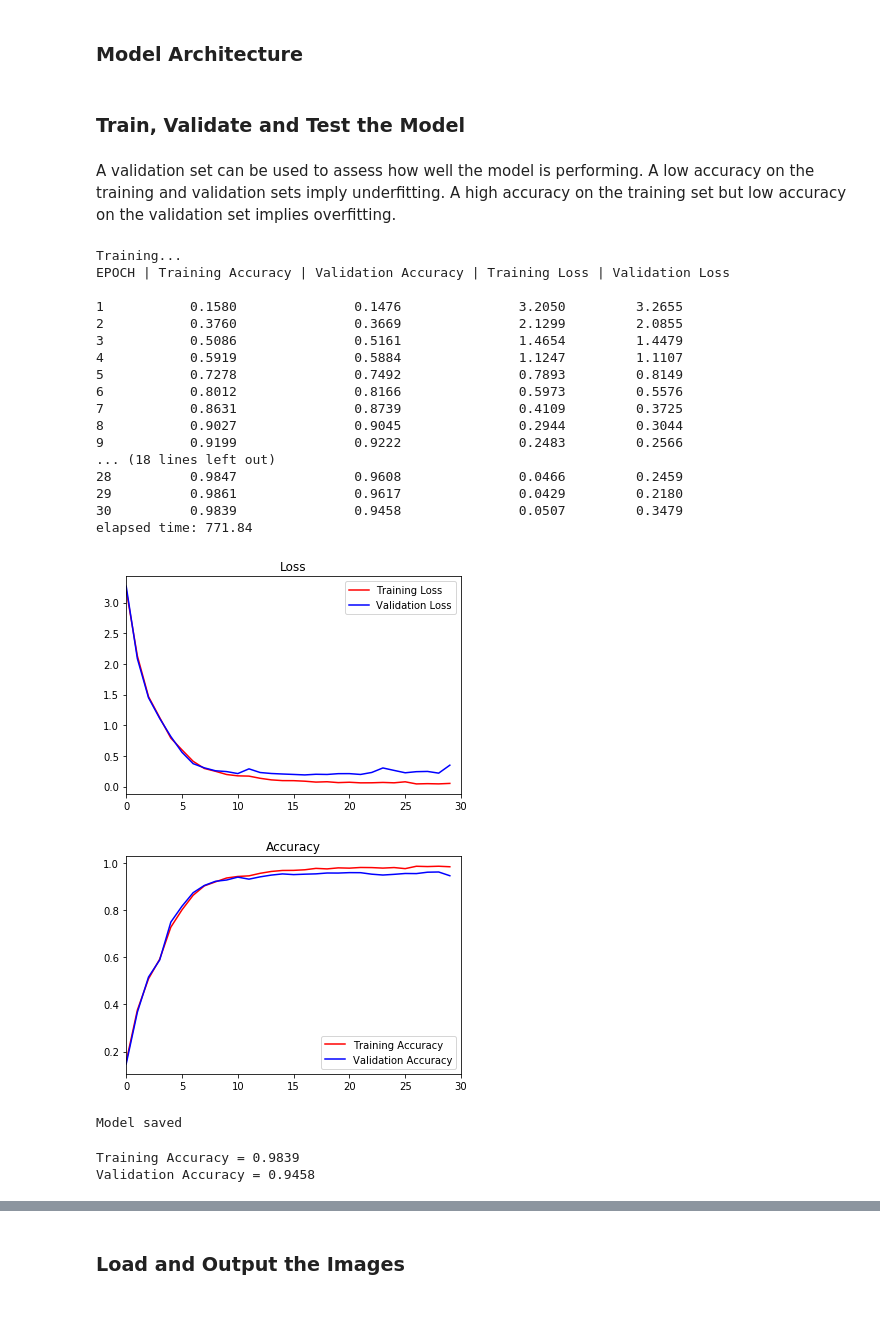
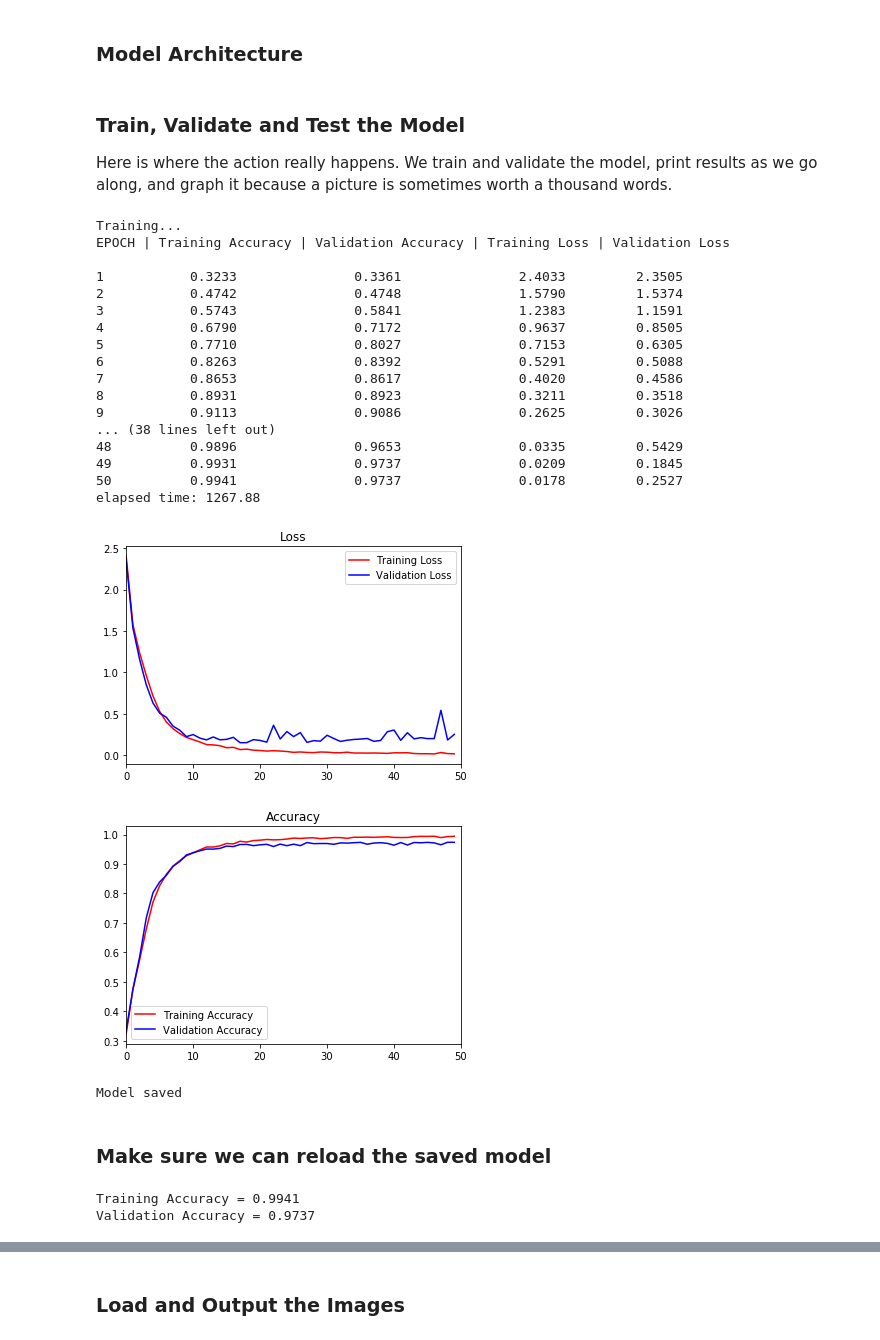
Before and after one commit to tpak/CarND-Traffic-Sign-Classifier-Project, a Jupyter notebook: Traffic_Sign_Classifier-Copy2.ipynb, the cells around one changed output, grey strips where cells are left out. Cells and saved outputs as stored; diff of their text form; code cells hidden in the pictures; blank space fills up the shorter version.

Commit message:
97% model

```diff
--- a/Traffic_Sign_Classifier-Copy2.ipynb
+++ b/Traffic_Sign_Classifier-Copy2.ipynb
@@ -488,11 +469,10 @@ fc2 = tf.nn.dropout(fc2, keep_prob)
 fc3_W  = tf.Variable(tf.truncated_normal(shape=(84, 43), mean = mu, stddev = sigma))
 fc3_b  = tf.Variable(tf.zeros(43))
 logits = tf.matmul(fc2, fc3_W) + fc3_b
-# %% [markdown]
-### Train, Validate and Test the Model
-# %% [markdown]
-A validation set can be used to assess how well the model is performing. A low accuracy on the training and validation
-sets imply underfitting. A high accuracy on the training set but low accuracy on the validation set implies overfitting.
+# %% [markdown]
+### Train, Validate and Test the Model
+
+Here is where the action really happens. We train and validate the model, print results as we go along, and graph it because a picture is sometimes worth a thousand words.
 # %%
 ### Train your model here.
 ### Calculate and report the accuracy on the training and validation set.
@@ -502,16 +482,16 @@ sets imply underfitting. A high accuracy on the training set but low accuracy on
 import time
 from datetime import timedelta
 
-EPOCHS = 30
+EPOCHS = 50
 BATCH_SIZE = 256
-learn_rate = 0.00085
+learn_rate = 0.0005
 
 train_loss_history = []
 train_accuracy_history = []
 valid_loss_history = []
 valid_accuracy_histroy = []
+max_accuracy = 0.0
 
-#logits = LeNet(x, keep_prob)
 cross_entropy = tf.nn.softmax_cross_entropy_with_logits(labels=one_hot_y, logits=logits)
 loss_operation = tf.reduce_mean(cross_entropy)
 optimizer = tf.train.AdamOptimizer(learning_rate = learn_rate)
@@ -551,8 +531,9 @@ with tf.Session() as sess:
 
 
     for i in range(EPOCHS):
-        # always shuffle the images around so we get randomw ones
+        # always shuffle the images around so we get random ones
         X_train_tr_n, y_train_tr_n = shuffle(X_train_tr_n, y_train_tr_n)
+        X_valid_n, y_valid = shuffle(X_valid_n, y_valid)
 
         for offset in range(0, num_examples, BATCH_SIZE):
             end = offset + BATCH_SIZE
@@ -569,54 +550,61 @@ with tf.Session() as sess:
         validation_loss, validation_accuracy = evaluate(X_valid_n, y_valid)
         valid_loss_history.append(validation_loss)
         valid_accuracy_histroy.append(validation_accuracy)
+
+        if (validation_accuracy > max_accuracy):
+            saver.save(sess, './lenetMax')
+            max_accuracy = validation_accuracy
+
 
         print("{:<4d}        {:^.4f}               {:^.4f}               {:^.4f}         {:^.4f}".format(i+1, \
             training_accuracy, validation_accuracy, training_loss, validation_loss))
 
     end_time = time.time()
     time_diff = end_time-start_time
     print("elapsed time: {:^.2f}".format(time_diff))
 
     loss_plot = plt.subplot()
     loss_plot.set_title('Loss')
     loss_plot.plot(train_loss_history, 'r', label='Training Loss')
     loss_plot.plot(valid_loss_history, 'b', label='Validation Loss')
     loss_plot.set_xlim([0, EPOCHS])
     loss_plot.legend(loc=0)
     plt.show()
 
     accuracy_plot = plt.subplot()
     accuracy_plot.set_title('Accuracy')
     accuracy_plot.plot(train_accuracy_history, 'r', label='Training Accuracy')
     accuracy_plot.plot(valid_accuracy_histroy, 'b', label='Validation Accuracy')
     accuracy_plot.set_xlim([0, EPOCHS])
     accuracy_plot.legend(loc=0)
     plt.show()
 
 
     saver.save(sess, './lenet')
     print("Model saved")
 # %% [output]
 Training...
 EPOCH | Training Accuracy | Validation Accuracy | Training Loss | Validation Loss
 
-1           0.1580               0.1476               3.2050         3.2655
-2           0.3760               0.3669               2.1299         2.0855
-3           0.5086               0.5161               1.4654         1.4479
-4           0.5919               0.5884               1.1247         1.1107
-5           0.7278               0.7492               0.7893         0.8149
-6           0.8012               0.8166               0.5973         0.5576
-7           0.8631               0.8739               0.4109         0.3725
-8           0.9027               0.9045               0.2944         0.3044
-9           0.9199               0.9222               0.2483         0.2566
-... (18 lines left out)
-28          0.9847               0.9608               0.0466         0.2459
-29          0.9861               0.9617               0.0429         0.2180
-30          0.9839               0.9458               0.0507         0.3479
-elapsed time: 771.84
+1           0.3233               0.3361               2.4033         2.3505
+2           0.4742               0.4748               1.5790         1.5374
+3           0.5743               0.5841               1.2383         1.1591
+4           0.6790               0.7172               0.9637         0.8505
+5           0.7710               0.8027               0.7153         0.6305
+6           0.8263               0.8392               0.5291         0.5088
+7           0.8653               0.8617               0.4020         0.4586
+8           0.8931               0.8923               0.3211         0.3518
+9           0.9113               0.9086               0.2625         0.3026
+... (38 lines left out)
+48          0.9896               0.9653               0.0335         0.5429
+49          0.9931               0.9737               0.0209         0.1845
+50          0.9941               0.9737               0.0178         0.2527
+elapsed time: 1267.88
-[figure, old version]
+[figure, new version]
-[figure, old version]
+[figure, new version]
 Model saved
+# %% [markdown]
+### Make sure we can reload the saved model
 # %%
 # reverify training accuracy
 with tf.Session() as sess:
@@ -626,5 +614,5 @@ with tf.Session() as sess:
     validation_loss, validation_accuracy = evaluate(X_valid_n, y_valid)
     print("Validation Accuracy = {:.4f}".format(validation_accuracy))
 # %% [output]
-Training Accuracy = 0.9839
-Validation Accuracy = 0.9458
+Training Accuracy = 0.9941
+Validation Accuracy = 0.9737
```
Also changed, not shown: parts of 41 cells of this notebook, 1 other file.
